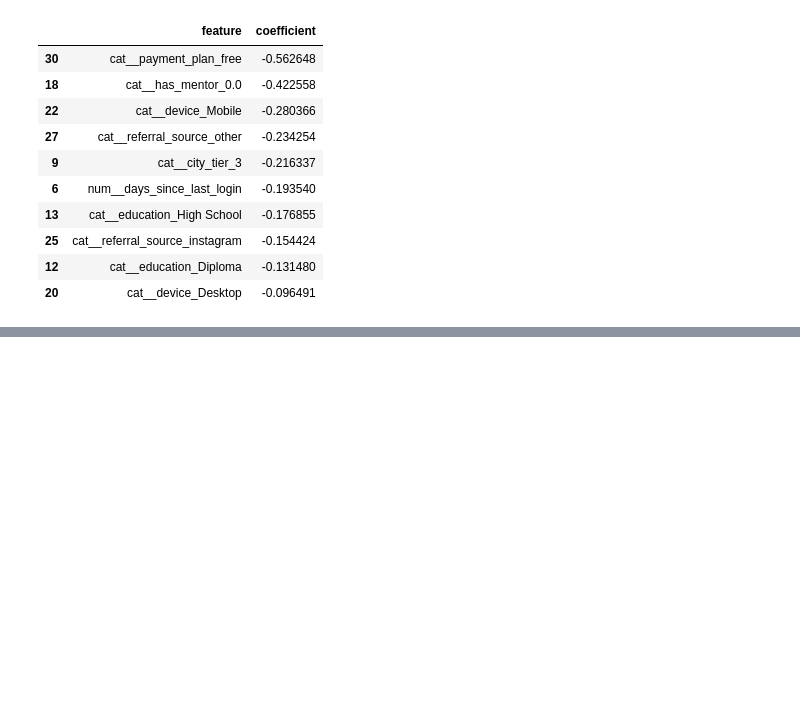
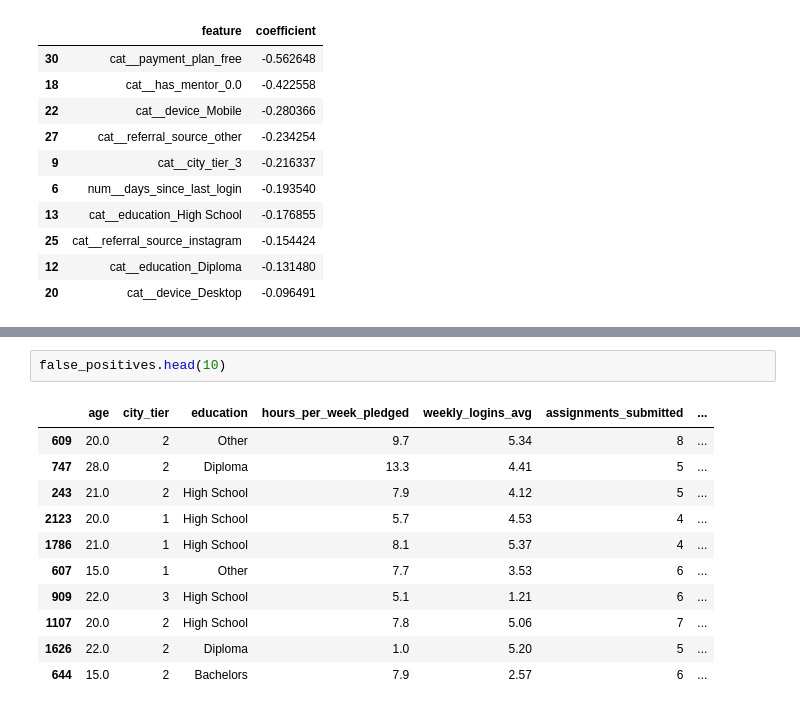
Before and after one commit to Prototype361/Course-completion-predictor, a Jupyter notebook: Notebooks/ML_Assignment.ipynb, the cells around one changed output, grey strips where cells are left out. Cells and saved outputs as stored; diff of their text form; blank space fills up the shorter version.

```diff
--- a/Notebooks/ML_Assignment.ipynb
+++ b/Notebooks/ML_Assignment.ipynb
@@ -2631,0 +2710,14 @@ coef_df.sort_values(
+# %%
+false_positives.head(10)
+# %% [output]
+|  | age | city_tier | education | hours_per_week_pledged | weekly_logins_avg | assignments_submitted | ... |
+| 609 | 20.0 | 2 | Other | 9.7 | 5.34 | 8 | ... |
+| 747 | 28.0 | 2 | Diploma | 13.3 | 4.41 | 5 | ... |
+| 243 | 21.0 | 2 | High School | 7.9 | 4.12 | 5 | ... |
+| 2123 | 20.0 | 1 | High School | 5.7 | 4.53 | 4 | ... |
+| 1786 | 21.0 | 1 | High School | 8.1 | 5.37 | 4 | ... |
+| 607 | 15.0 | 1 | Other | 7.7 | 3.53 | 6 | ... |
+| 909 | 22.0 | 3 | High School | 5.1 | 1.21 | 6 | ... |
+| 1107 | 20.0 | 2 | High School | 7.8 | 5.06 | 7 | ... |
+| 1626 | 22.0 | 2 | Diploma | 1.0 | 5.20 | 5 | ... |
+| 644 | 15.0 | 2 | Bachelors | 7.9 | 2.57 | 6 | ... |
```
Also changed, not shown: parts of 15 cells of this notebook, 1 other file.
